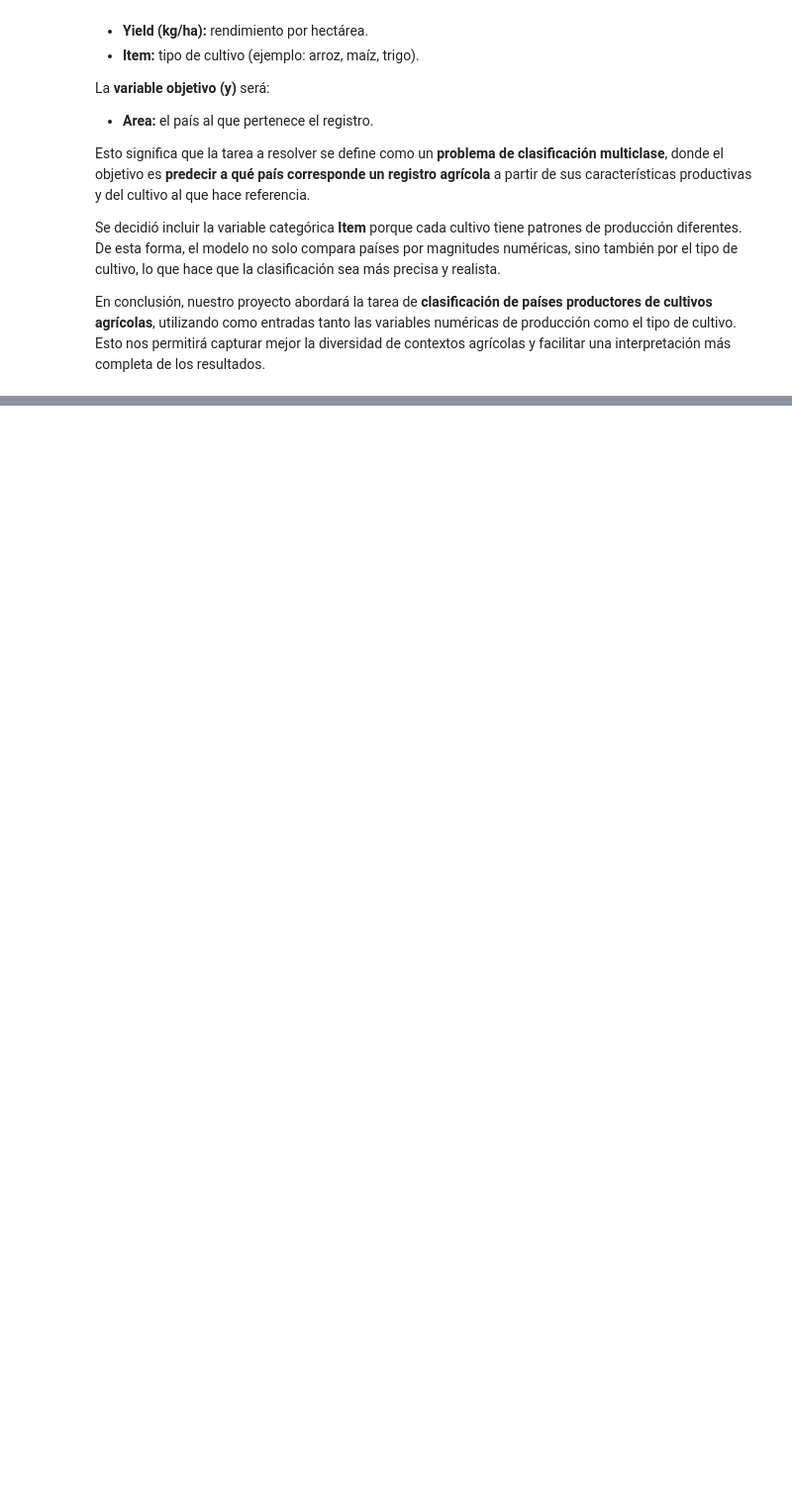
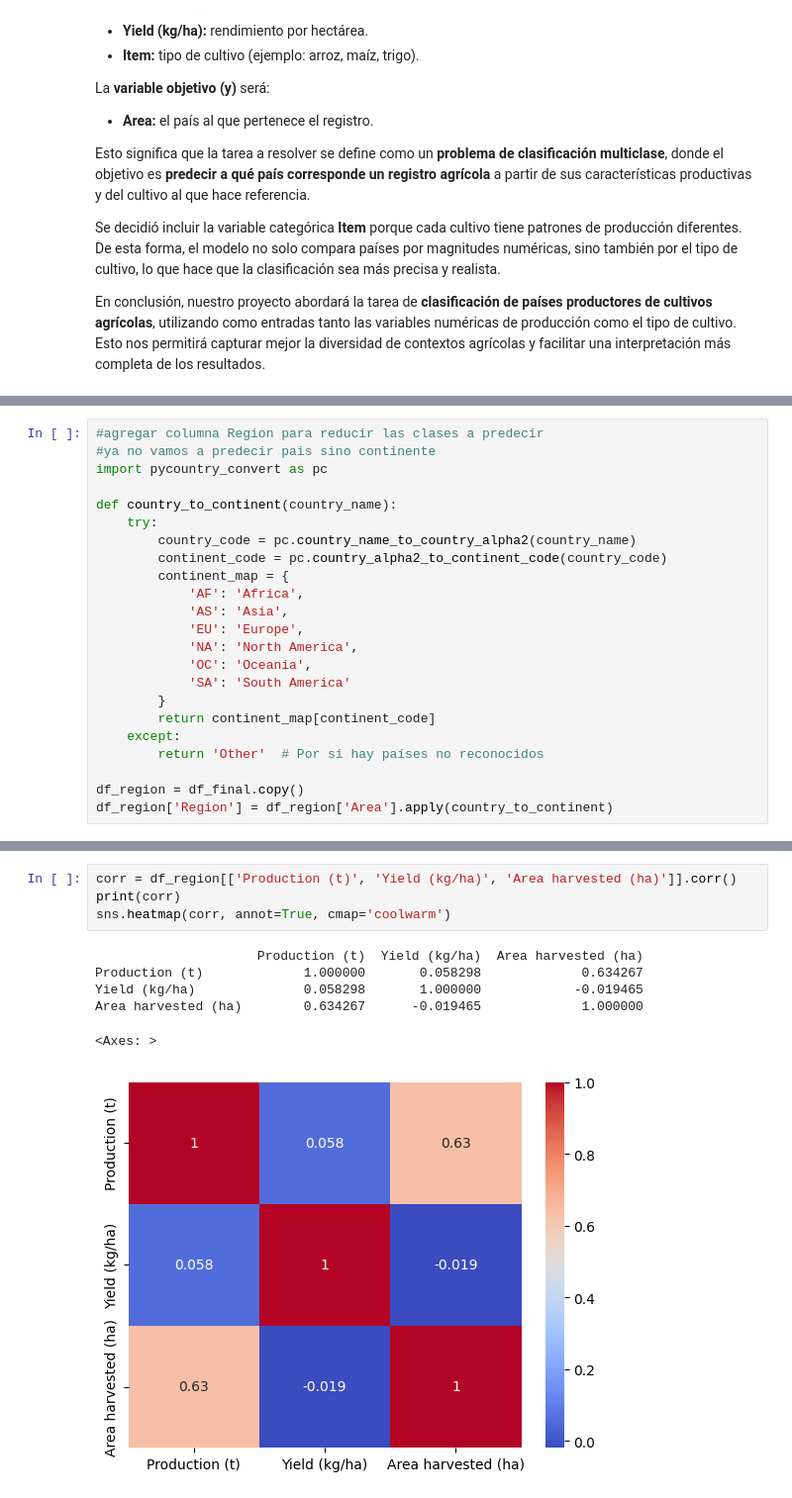
Before and after one commit to AndreaBernal00/AndreaBernal00.github.io, a Jupyter notebook: notebooks/Primera_entrega_proyecto_IA.ipynb, the cells around one changed output, grey strips where cells are left out. Shown at 99% size. Saved outputs shown, nothing was run; the diff lists cells and outputs as text; blank space fills up the shorter version.

```diff
--- a/notebooks/Primera_entrega_proyecto_IA.ipynb
+++ b/notebooks/Primera_entrega_proyecto_IA.ipynb
@@ -500,0 +469,23 @@ En conclusión, nuestro proyecto abordará la tarea de **clasificación de país
+# %%
+#agregar columna Region para reducir las clases a predecir
+#ya no vamos a predecir pais sino continente
+import pycountry_convert as pc
+
+def country_to_continent(country_name):
+    try:
+        country_code = pc.country_name_to_country_alpha2(country_name)
+        continent_code = pc.country_alpha2_to_continent_code(country_code)
+        continent_map = {
+            'AF': 'Africa',
+            'AS': 'Asia',
+            'EU': 'Europe',
+            'NA': 'North America',
+            'OC': 'Oceania',
+            'SA': 'South America'
+        }
+        return continent_map[continent_code]
+    except:
+        return 'Other'  # Por si hay países no reconocidos
+
+df_region = df_final.copy()
+df_region['Region'] = df_region['Area'].apply(country_to_continent)
@@ -500,0 +594,11 @@ En conclusión, nuestro proyecto abordará la tarea de **clasificación de país
+# %%
+corr = df_region[['Production (t)', 'Yield (kg/ha)', 'Area harvested (ha)']].corr()
+print(corr)
+sns.heatmap(corr, annot=True, cmap='coolwarm')
+# %% [output]
+                     Production (t)  Yield (kg/ha)  Area harvested (ha)
+Production (t)             1.000000       0.058298             0.634267
+Yield (kg/ha)              0.058298       1.000000            -0.019465
+Area harvested (ha)        0.634267      -0.019465             1.000000
+<Axes: >
+[figure, added]
```
Also changed, not shown: parts of 16 cells of this notebook.
